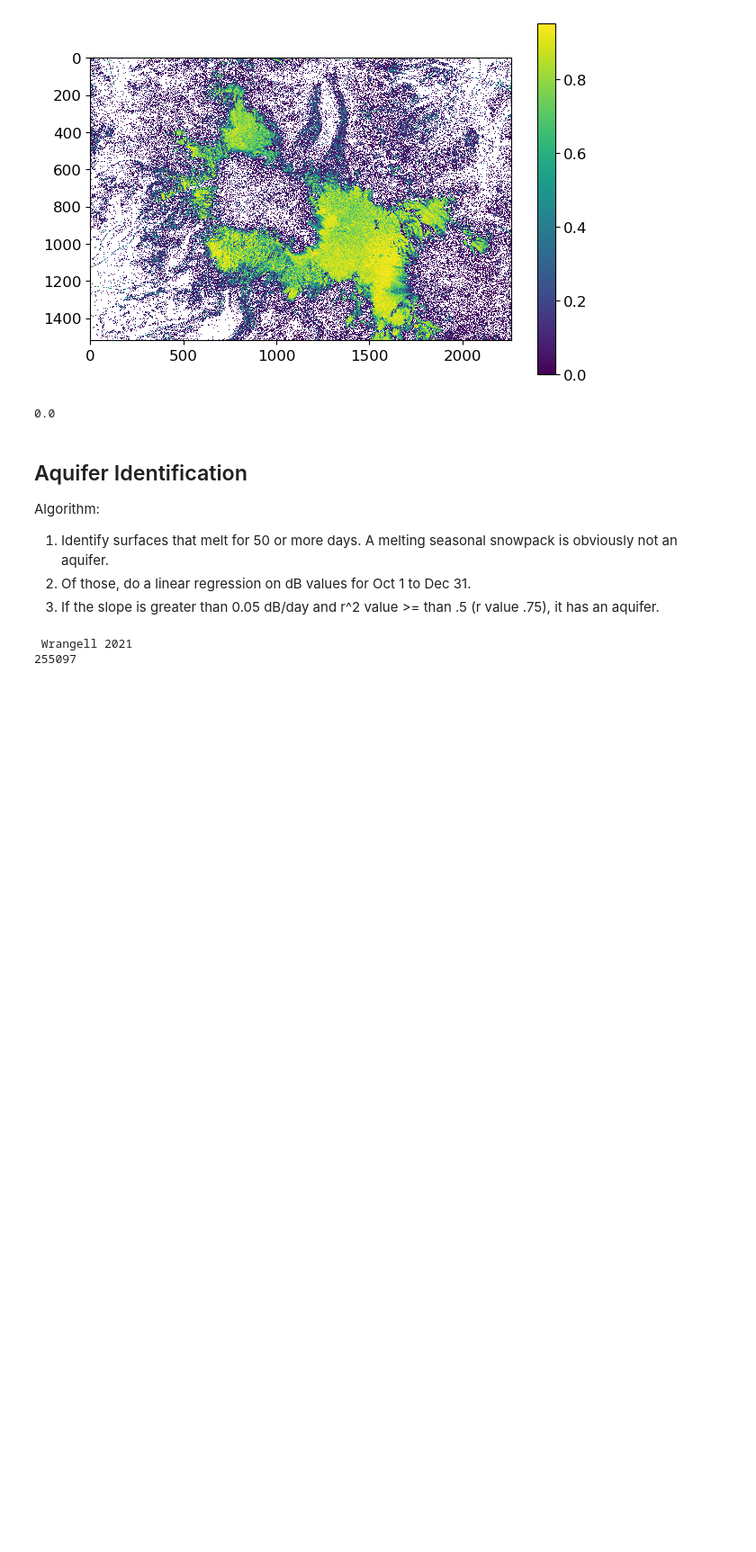
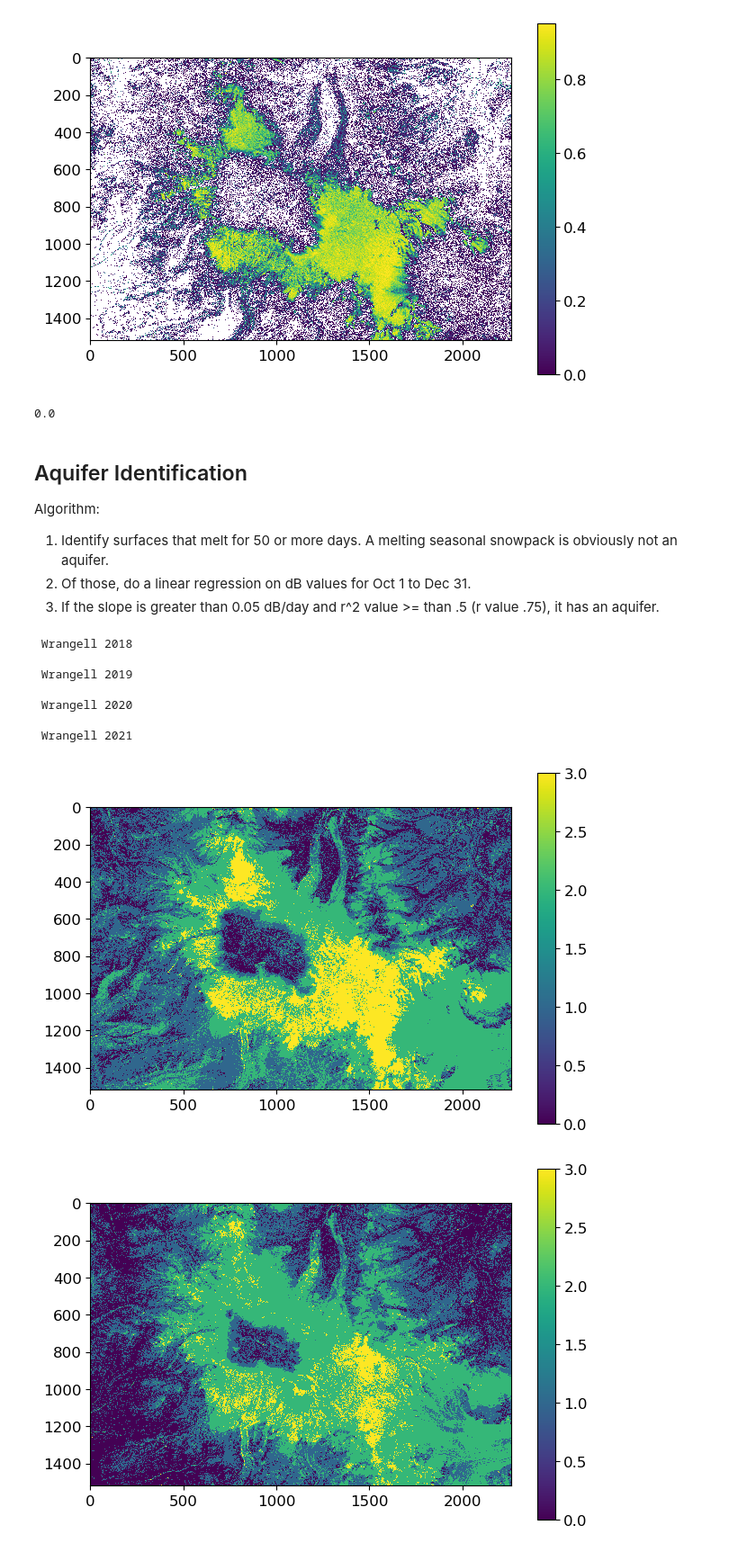
Before and after one commit to ac-johnson/GlacierSARoriginal, a Jupyter notebook: analysis_identify.ipynb, the cells around one changed output. Shown at 90% size. Drawn from its saved outputs; the diff is of its cells as text; code cells hidden in the pictures; blank space fills up the shorter version.

```diff
--- a/analysis_identify.ipynb
+++ b/analysis_identify.ipynb
@@ -1051,48 +1056,85 @@ Algorithm:
 3. If the slope is greater than 0.05 dB/day and r^2 value >= than .5 (r value .75), it has an aquifer.
 # %%
 projdir = Path.home()/"GlacierSARdata"
-# projlist = ['Juneau','Wrangell','Harding','Denali_h']
+projlist = ['Juneau','Wrangell','Harding','Denali_h']
 # projlist = ['Harding','Denali_h']
 projlist = ['Wrangell']
-# yearlist = [2017,2018,2019,2020,2021]
-yearlist = [2021]
+yearlist = [2017,2018,2019,2020,2021]
+yearlist = [2018,2019,2020,2021]
+# yearlist = [2021]
 pol='VV'
 mecrit = 50   #melt criteria
 fscrit = 0.05 #fall slope criteria
-frcrit = 0.9 #fall rvalue criteria
+frcrit = 0.75 #fall rvalue criteria
 
+aq0 = np.zeros((len(projlist),len(yearlist)))+np.nan
+aq1 = np.zeros((len(projlist),len(yearlist)))+np.nan
+aq2 = np.zeros((len(projlist),len(yearlist)))+np.nan
+aq3 = np.zeros((len(projlist),len(yearlist)))+np.nan
 
-for proj in projlist:
-    for year in yearlist:
+for k,proj in enumerate(projlist):
+    for l,year in enumerate(yearlist):
         print(f'\n {proj} {year}')
 
         if proj=='Harding':
             if year==2017:
                 continue
 
         data_dir=Path(f'{projdir}/{proj}/{str(year)}')
 
         # Setting Paths
         analysis_directory = Path.cwd()/data_dir
 
         # np.save(f'{str(analysis_directory)}/fallslope_{pol}.npy',(fsmap,frmap))
         fsmap,frmap = np.load(f'{str(analysis_directory)}/fallslope_{pol}.npy')
         __,meltlen,__ = np.load(analysis_directory/'meltseason.npy',allow_pickle=True)
 
+        if l==0:
+            aqcube = np.zeros((len(yearlist),np.shape(fsmap)[0],np.shape(fsmap)[1]))
+
+
         aqmap = np.zeros(np.shape(fsmap))
         #aqmap: 0: no melt,  1: melt >= 1 day,  2: melt >= 50 days,  3: aq identified
         aqmap[meltlen>=1]=1
         aqmap[meltlen>=mecrit]=2
         # aqtwos = aqmap[aqmap==2]
         fcrit = np.logical_and(fsmap>=fscrit, frmap>=frcrit)
         aqmask = np.logical_and(aqmap==2,fcrit)
         aqmap[aqmask]=3
 
-        plt.figure()
-        plt.imshow(aqmap,interpolation='nearest')
+
+        ilen,jlen = np.shape(fsmap)
+        dpi = 300
+        xsz,ysz = jlen/dpi,ilen/dpi
+        maxsz = 9 #in inches
+        maxxy = np.max([xsz,ysz])
+        if maxxy>maxsz:
+            scf = maxsz/maxxy
+            xsz,ysz = xsz*scf,ysz*scf
+
+        plt.figure(figsize=(xsz,ysz))
+        plt.imshow(aqmap,interpolation='nearest',vmin=0,vmax=3)
         plt.colorbar()
+        plt.savefig(projdir/'figures'/f'Aquifermap_{proj}_{year}.png')
 
-        print(np.sum(aqmap==3))
+        # print(np.sum(aqmap==3))
+        aq0[k,l] = np.sum(aqmap==0)
+        aq1[k,l] = np.sum(aqmap==1)
+        aq2[k,l] = np.sum(aqmap==2)
+        aq3[k,l] = np.sum(aqmap==3)
+
+        aqcube[l] = aqmap
+
+saveaqstats = False
+if saveaqstats:
+    np.save(projdir/'AQstats.npy',(aq0,aq1,aq2,aq3))
 # %% [output]
+ Wrangell 2018
+
+ Wrangell 2019
+
+ Wrangell 2020
+
  Wrangell 2021
-255097
+[figure, added]
+[figure, added]
```
Also changed, not shown: parts of 9 cells of this notebook.
